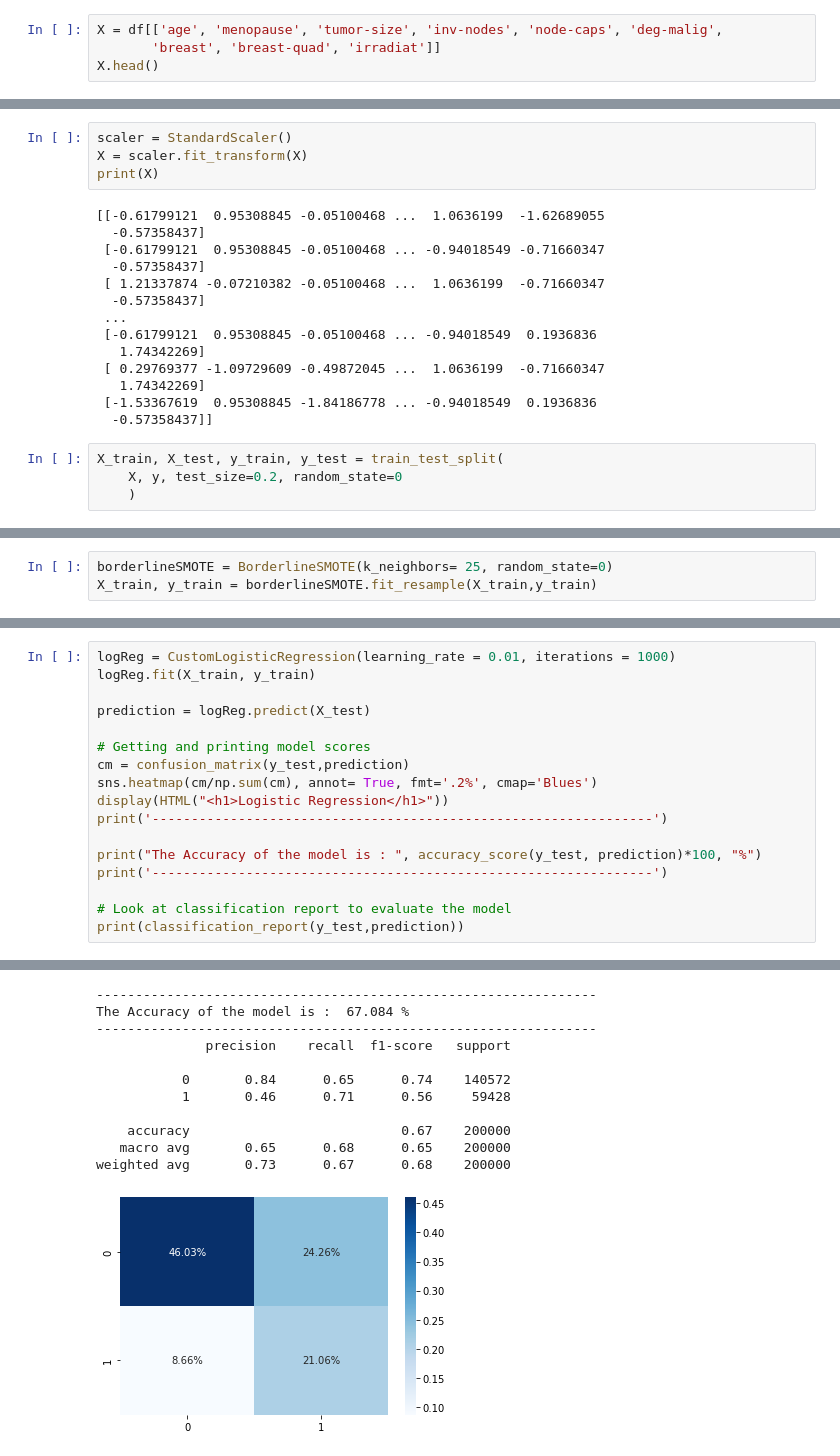
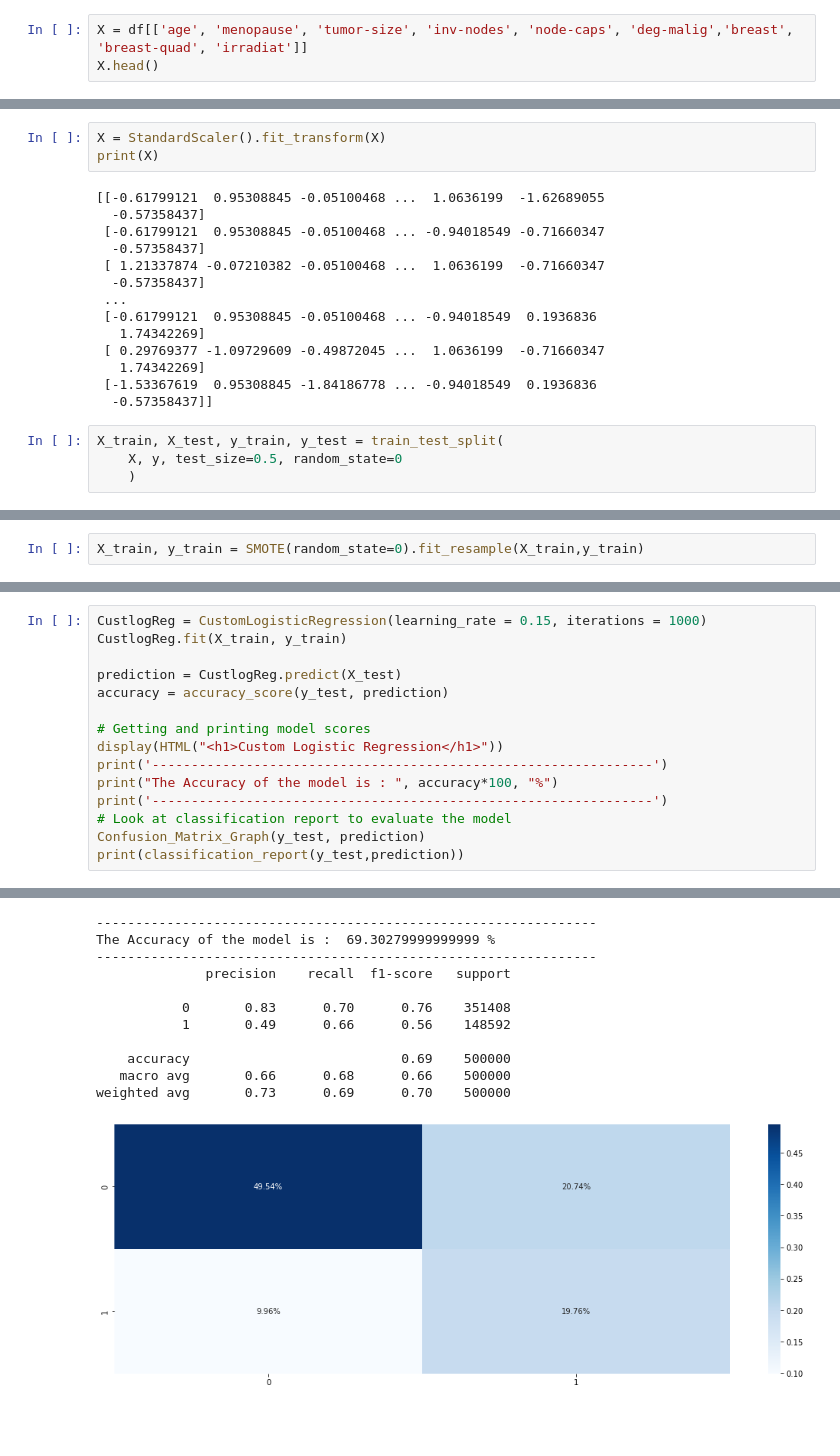
Before and after one commit to CleverJinn/DataScience, a Jupyter notebook: BreastCancerDetection/BreastCancer.ipynb, the cells around one changed output, grey strips where cells are left out. Cells and saved outputs as stored; diff of their text form; blank space fills up the shorter version.

```diff
--- a/BreastCancerDetection/BreastCancer.ipynb
+++ b/BreastCancerDetection/BreastCancer.ipynb
@@ -223,8 +317,7 @@ y.head()
 4    0
 Name: Class, dtype: int32
 # %%
-X = df[['age', 'menopause', 'tumor-size', 'inv-nodes', 'node-caps', 'deg-malig',
-       'breast', 'breast-quad', 'irradiat']]
+X = df[['age', 'menopause', 'tumor-size', 'inv-nodes', 'node-caps', 'deg-malig','breast', 'breast-quad', 'irradiat']]
 X.head()
 # %% [output]
 |  | age | menopause | tumor-size | inv-nodes | node-caps | deg-malig | breast | breast-quad | irradiat |
@@ -234,8 +327,7 @@ X.head()
 | 3 | 3 | 0 | 1 | 0 | 0 | 3 | 0 | 1 | 0 |
 | 4 | 3 | 2 | 9 | 0 | 0 | 1 | 1 | 0 | 0 |
 # %%
-scaler = StandardScaler()
-X = scaler.fit_transform(X)
+X = StandardScaler().fit_transform(X)
 print(X)
 # %% [output]
 [[-0.61799121  0.95308845 -0.05100468 ...  1.0636199  -1.62689055
@@ -253,5 +345,5 @@ print(X)
   -0.57358437]]
 # %%
 X_train, X_test, y_train, y_test = train_test_split(
-    X, y, test_size=0.2, random_state=0
+    X, y, test_size=0.5, random_state=0
     )
@@ -263,3 +356,2 @@ sns.countplot(x=y_train)
 # %%
-borderlineSMOTE = BorderlineSMOTE(k_neighbors= 25, random_state=0)
-X_train, y_train = borderlineSMOTE.fit_resample(X_train,y_train)
+X_train, y_train = SMOTE(random_state=0).fit_resample(X_train,y_train)
@@ -317,18 +364,16 @@ class CustomLogisticRegression() :
 # %%
-logReg = CustomLogisticRegression(learning_rate = 0.01, iterations = 1000)
-logReg.fit(X_train, y_train)
+CustlogReg = CustomLogisticRegression(learning_rate = 0.15, iterations = 1000)
+CustlogReg.fit(X_train, y_train)
 
-prediction = logReg.predict(X_test)
+prediction = CustlogReg.predict(X_test)
+accuracy = accuracy_score(y_test, prediction)
 
 # Getting and printing model scores
-cm = confusion_matrix(y_test,prediction)
-sns.heatmap(cm/np.sum(cm), annot= True, fmt='.2%', cmap='Blues')
-display(HTML("<h1>Logistic Regression</h1>"))
+display(HTML("<h1>Custom Logistic Regression</h1>"))
 print('----------------------------------------------------------------')
-
-print("The Accuracy of the model is : ", accuracy_score(y_test, prediction)*100, "%")
+print("The Accuracy of the model is : ", accuracy*100, "%")
 print('----------------------------------------------------------------')
-
 # Look at classification report to evaluate the model
+Confusion_Matrix_Graph(y_test, prediction)
 print(classification_report(y_test,prediction))
 # %% [output]
@@ -336,12 +381,12 @@ Logistic Regression
 ----------------------------------------------------------------
-The Accuracy of the model is :  67.084 %
+The Accuracy of the model is :  69.30279999999999 %
 ----------------------------------------------------------------
               precision    recall  f1-score   support
 
-           0       0.84      0.65      0.74    140572
-           1       0.46      0.71      0.56     59428
+           0       0.83      0.70      0.76    351408
+           1       0.49      0.66      0.56    148592
 
-    accuracy                           0.67    200000
-   macro avg       0.65      0.68      0.65    200000
-weighted avg       0.73      0.67      0.68    200000
+    accuracy                           0.69    500000
+   macro avg       0.66      0.68      0.66    500000
+weighted avg       0.73      0.69      0.70    500000
-[figure, old version]
+[figure, new version]
```
Also changed, not shown: parts of 23 cells of this notebook.
